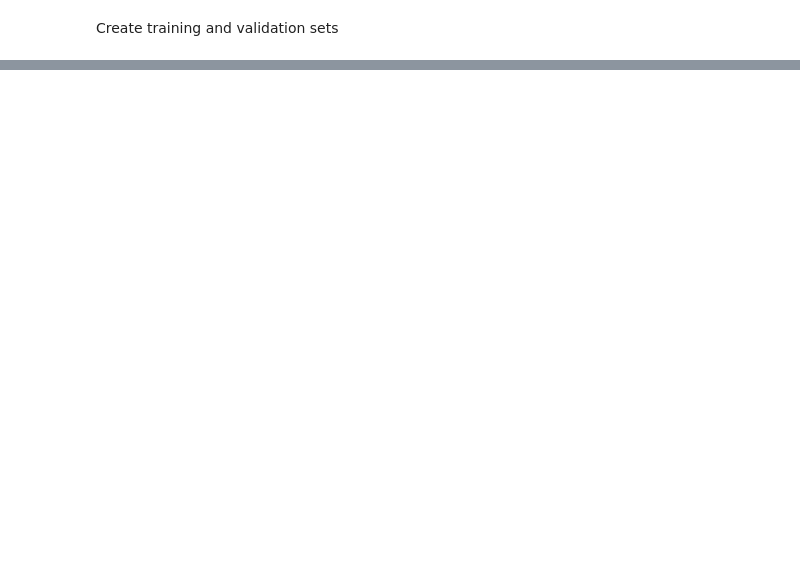
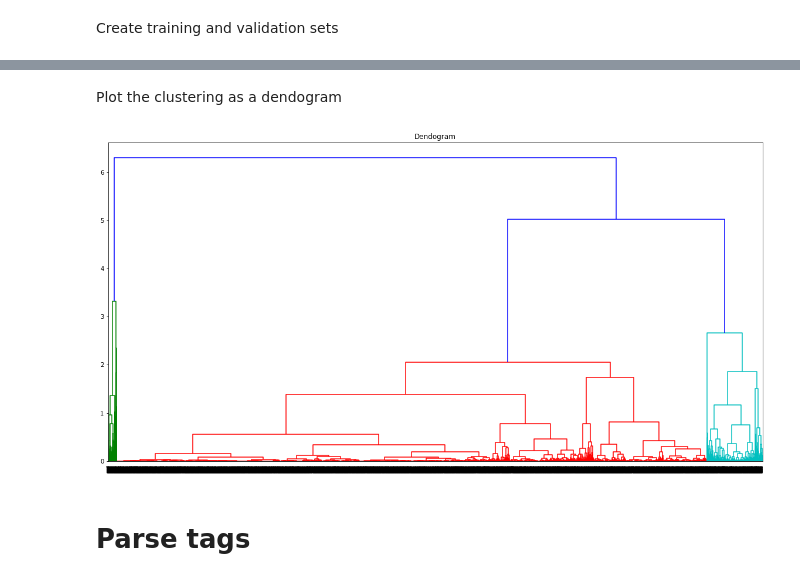
Before and after one commit to AFronto/Onlab2020F1, a Jupyter notebook: MI/Onlab.ipynb, the cells around one changed output, grey strips where cells are left out. Saved outputs shown, nothing was run; the diff lists cells and outputs as text; code cells hidden in the pictures; blank space fills up the shorter version.

```diff
--- a/MI/Onlab.ipynb
+++ b/MI/Onlab.ipynb
@@ -188,0 +395,5 @@ Using TensorFlow backend.
+# %%
+import scipy.cluster.hierarchy as shc
+linkage = shc.linkage(inputData, method='ward')
+print(linkage.shape)
+print(linkage)
@@ -188,0 +409,8 @@ Using TensorFlow backend.
+# %% [markdown]
+Plot the clustering as a dendogram
+# %%
+plt.figure(figsize=(20, 10))
+plt.title("Dendogram")
+dend = shc.dendrogram(linkage)
+# %% [output]
+[figure, added]
@@ -188,0 +419,2 @@ Using TensorFlow backend.
+# %% [markdown]
+# Parse tags
```
Also changed, not shown: parts of 34 cells of this notebook, 4 other files.
